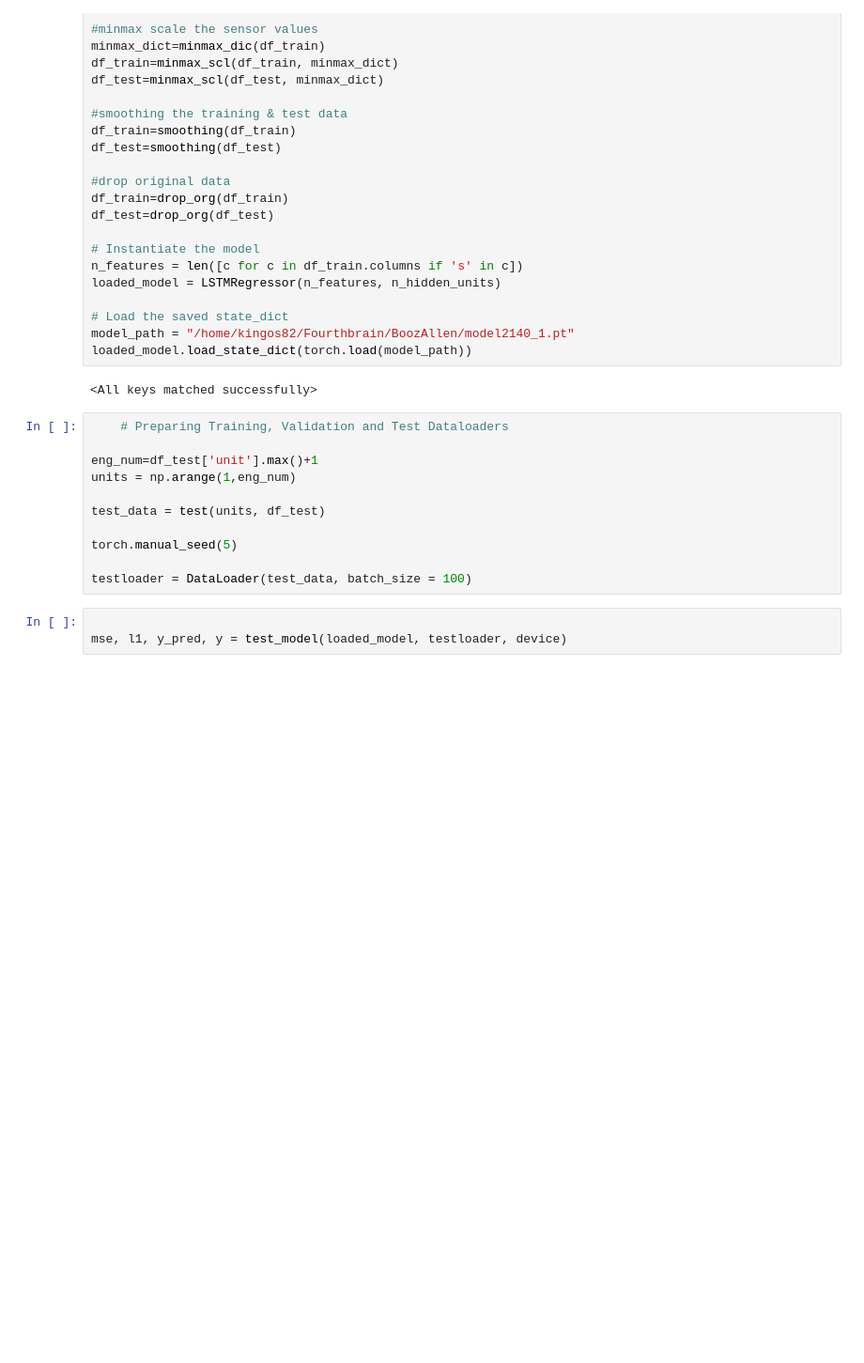
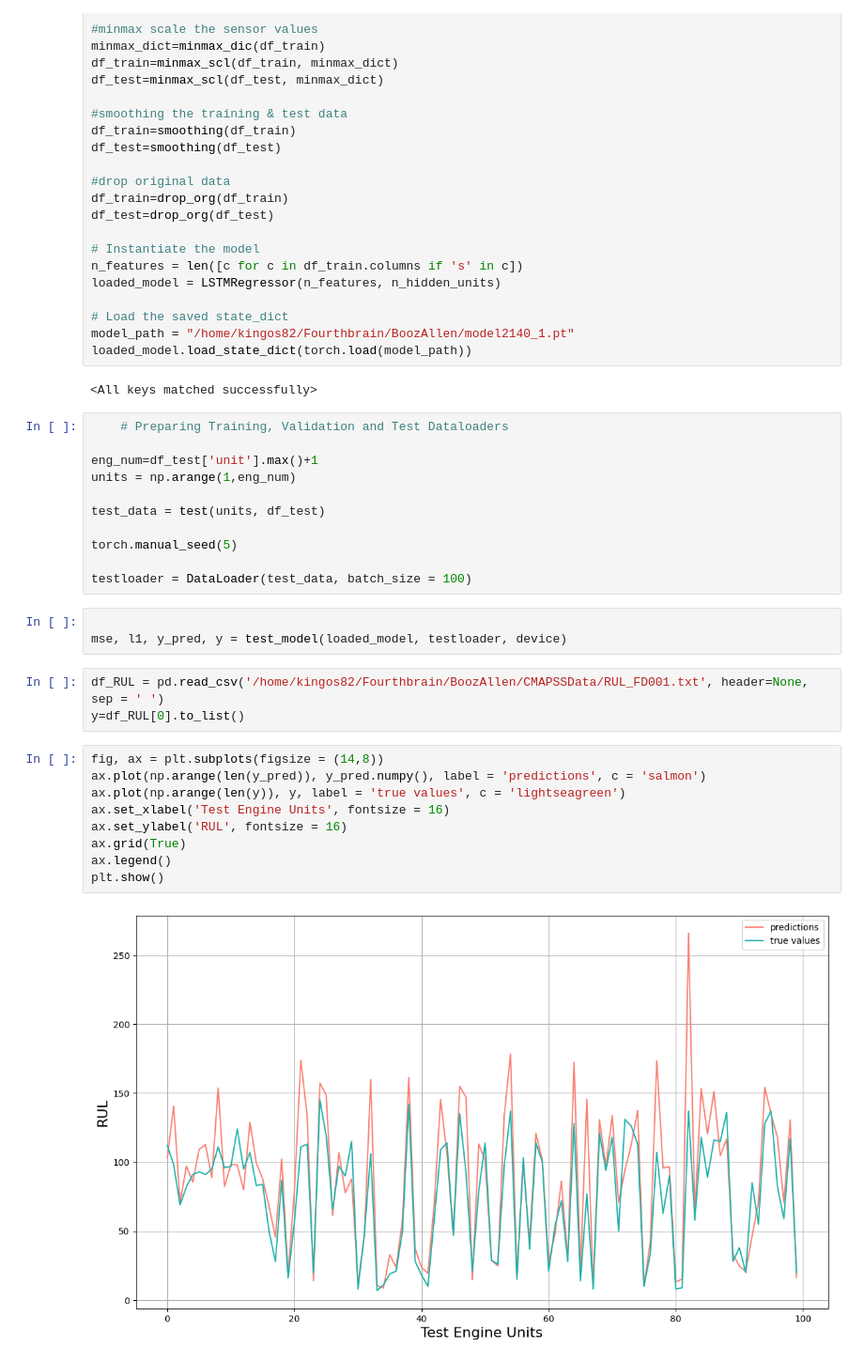
Before and after one commit to kingos82/BoozAllen, a Jupyter notebook: scripts/exp230317.ipynb, the cells around one changed output. Shown at 94% size. Drawn from its saved outputs; the diff is of its cells as text; blank space fills up the shorter version.

```diff
--- a/scripts/exp230317.ipynb
+++ b/scripts/exp230317.ipynb
@@ -68,3 +69,17 @@ testloader = DataLoader(test_data, batch_size = 100)
 # %%
 
 mse, l1, y_pred, y = test_model(loaded_model, testloader, device)
+# %%
+df_RUL = pd.read_csv('/home/kingos82/Fourthbrain/BoozAllen/CMAPSSData/RUL_FD001.txt', header=None, sep = ' ')
+y=df_RUL[0].to_list()
+# %%
+fig, ax = plt.subplots(figsize = (14,8))
+ax.plot(np.arange(len(y_pred)), y_pred.numpy(), label = 'predictions', c = 'salmon')
+ax.plot(np.arange(len(y)), y, label = 'true values', c = 'lightseagreen')
+ax.set_xlabel('Test Engine Units', fontsize = 16)
+ax.set_ylabel('RUL', fontsize = 16)
+ax.grid(True)
+ax.legend()
+plt.show()
+# %% [output]
+[figure, added]
```
Also changed, not shown: parts of 2 cells of this notebook.
